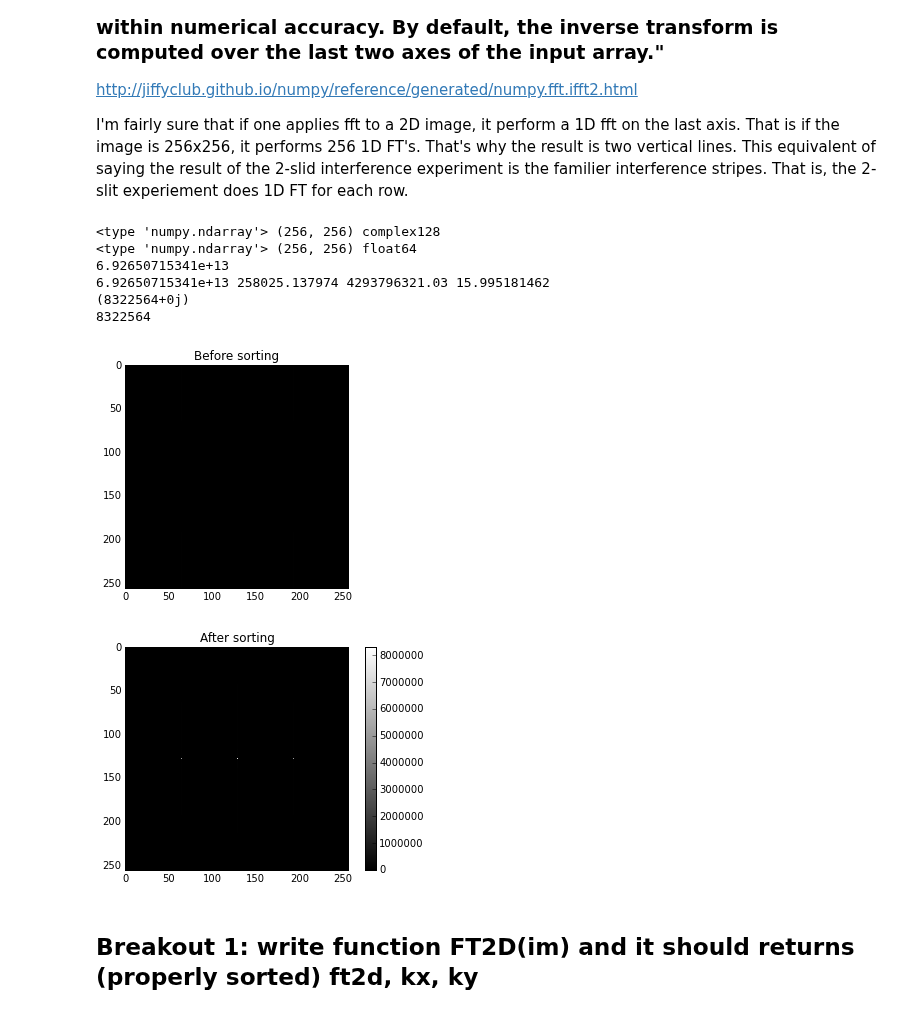
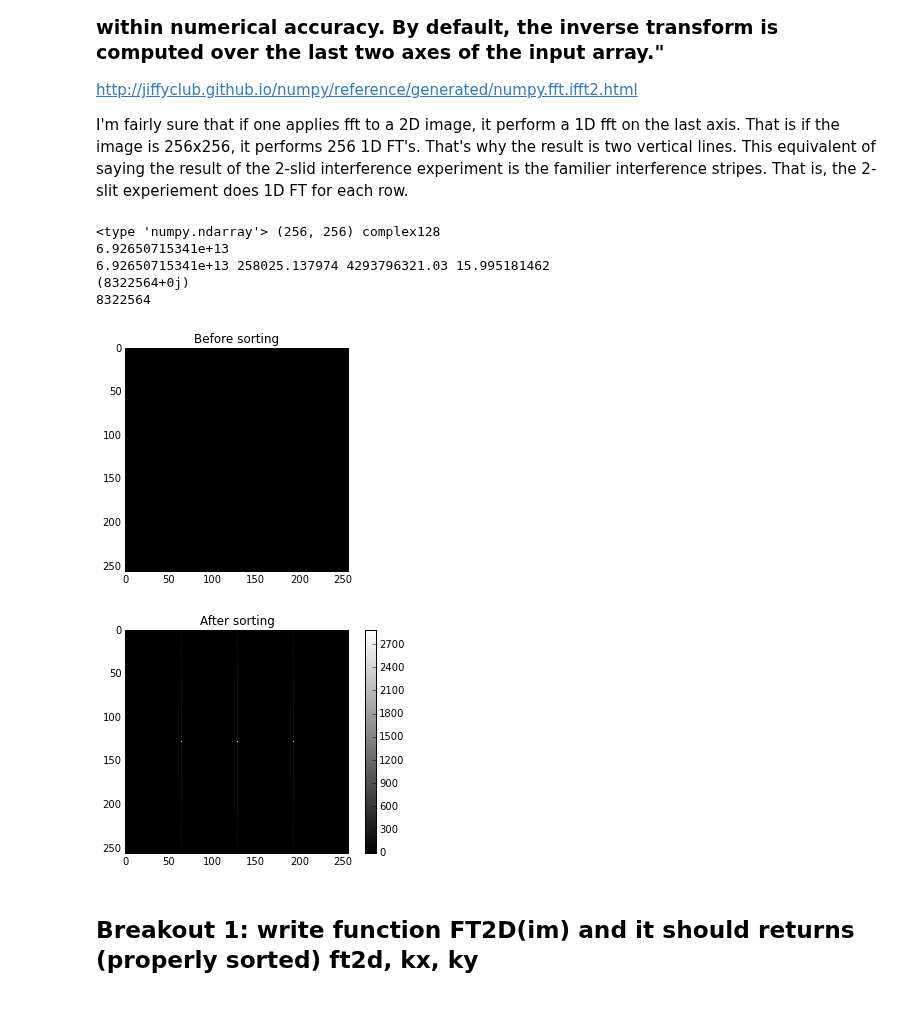
Before and after one commit to COMPPHYS-TTRAN/comp-phys, a Jupyter notebook: comp-phys-wk12-day2.ipynb, the cells around one changed output. Saved outputs shown, nothing was run; the diff lists cells and outputs as text; code cells hidden in the pictures.

```diff
--- a/comp-phys-wk12-day2.ipynb
+++ b/comp-phys-wk12-day2.ipynb
@@ -210,7 +210,7 @@ ft2d = np.fft.fft2(im)
 print type(ft2d), ft2d.shape, ft2d.dtype
 
 ft2d_sq = np.abs(ft2d)**2
-print type(ft2d_sq), ft2d_sq.shape, ft2d_sq.dtype
+#print type(ft2d_sq), ft2d_sq.shape, ft2d_sq.dtype
 
 plt.figure()
 plt.title("Before sorting")
@@ -228,37 +228,36 @@ kx = np.fft.fftfreq(ft2d.shape[1])
 ky = np.fft.fftfreq(ft2d.shape[0])
 
 # Sort kx, ky and Fourier components
-xidx = np.argsort(kx)
+xidx = np.argsort(kx) #argsort returns sorted indices
 yidx = np.argsort(ky)
 
 # Note how the sorting is done for 2D Fourier map
 ft2d = ft2d[:, xidx]
 ft2d = ft2d[yidx, :]
 
 kx = kx[xidx]
 ky = kx[yidx]
 
 # print kx
 # print ky
 
 plt.figure()
 plt.title("After sorting")
-plt.imshow(np.abs(ft2d), cmap = plt.cm.gray)
+#plt.imshow(np.abs(ft2d), cmap = plt.cm.gray)
 # To see better, use sqrt scale
-#plt.imshow(np.sqrt(np.abs(ft2d)), cmap = plt.cm.gray)
+plt.imshow(np.sqrt(np.abs(ft2d)), cmap = plt.cm.gray)
 
 plt.colorbar()
 plt.show()
 
 plt.show()
 # %% [output]
 <type 'numpy.ndarray'> (256, 256) complex128
-<type 'numpy.ndarray'> (256, 256) float64
 6.92650715341e+13
 6.92650715341e+13 258025.137974 4293796321.03 15.995181462
 (8322564+0j)
 8322564
 [figure]
-[figure, old version]
+[figure, new version]
 # %% [markdown]
 ## Breakout 1: write function FT2D(im) and it should returns (properly sorted) ft2d, kx, ky
```
Also changed, not shown: parts of 3 cells of this notebook.
